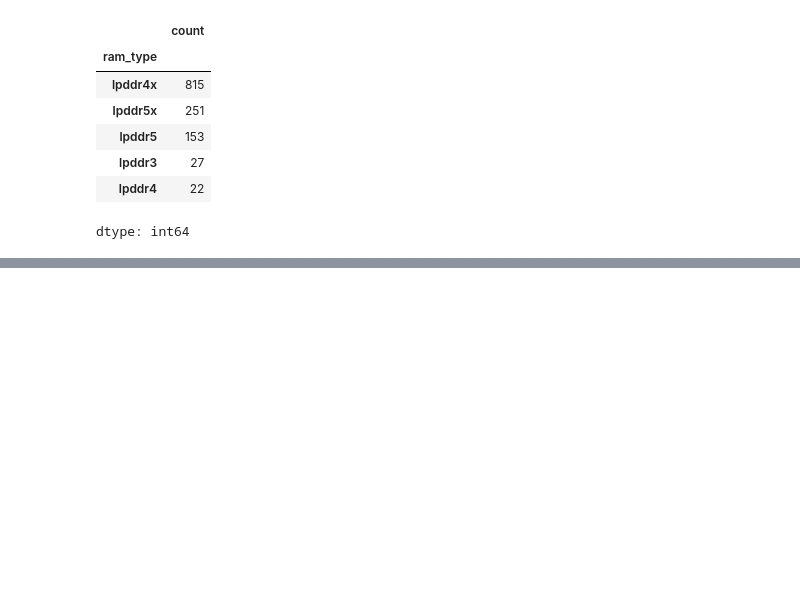
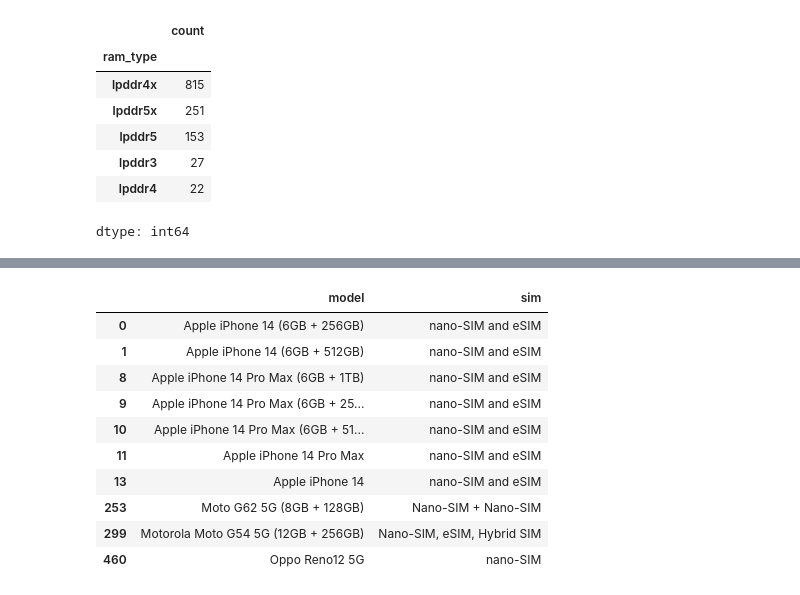
Before and after one commit to rajeshxdatascience/smartphone-recommender-system, a Jupyter notebook: SpecLens_AI_Data_Engineering.ipynb, the cells around one changed output, grey strips where cells are left out. Saved outputs shown, nothing was run; the diff lists cells and outputs as text; code cells hidden in the pictures; blank space fills up the shorter version.

```diff
--- a/SpecLens_AI_Data_Engineering.ipynb
+++ b/SpecLens_AI_Data_Engineering.ipynb
@@ -4873,0 +4917,2 @@ dtype: int64
+# %%
+df['has_esim'] = df['sim'].str.contains('eSIM').astype(float)
@@ -4873,0 +4927,2 @@ dtype: int64
+# %%
+df['is_hybrid_slot'] = df['sim'].str.contains('Hybrid').astype(float)
@@ -4873,0 +4937,2 @@ dtype: int64
+# %%
+df['is_dual_sim'] = df['sim'].str.contains(r'Dual|dual').astype(float)
@@ -4873,0 +4947,14 @@ dtype: int64
+# %%
+df[df['is_dual_sim'] == 0][['model','sim']]
+# %% [output]
+|  | model | sim |
+| 0 | Apple iPhone 14 (6GB + 256GB) | nano-SIM and eSIM |
+| 1 | Apple iPhone 14 (6GB + 512GB) | nano-SIM and eSIM |
+| 8 | Apple iPhone 14 Pro Max (6GB + 1TB) | nano-SIM and eSIM |
+| 9 | Apple iPhone 14 Pro Max (6GB + 25... | nano-SIM and eSIM |
+| 10 | Apple iPhone 14 Pro Max (6GB + 51... | nano-SIM and eSIM |
+| 11 | Apple iPhone 14 Pro Max | nano-SIM and eSIM |
+| 13 | Apple iPhone 14 | nano-SIM and eSIM |
+| 253 | Moto G62 5G (8GB + 128GB) | Nano-SIM + Nano-SIM |
+| 299 | Motorola Moto G54 5G (12GB + 256GB) | Nano-SIM, eSIM, Hybrid SIM |
+| 460 | Oppo Reno12 5G | nano-SIM |
```
Also changed, not shown: parts of 67 cells of this notebook.
